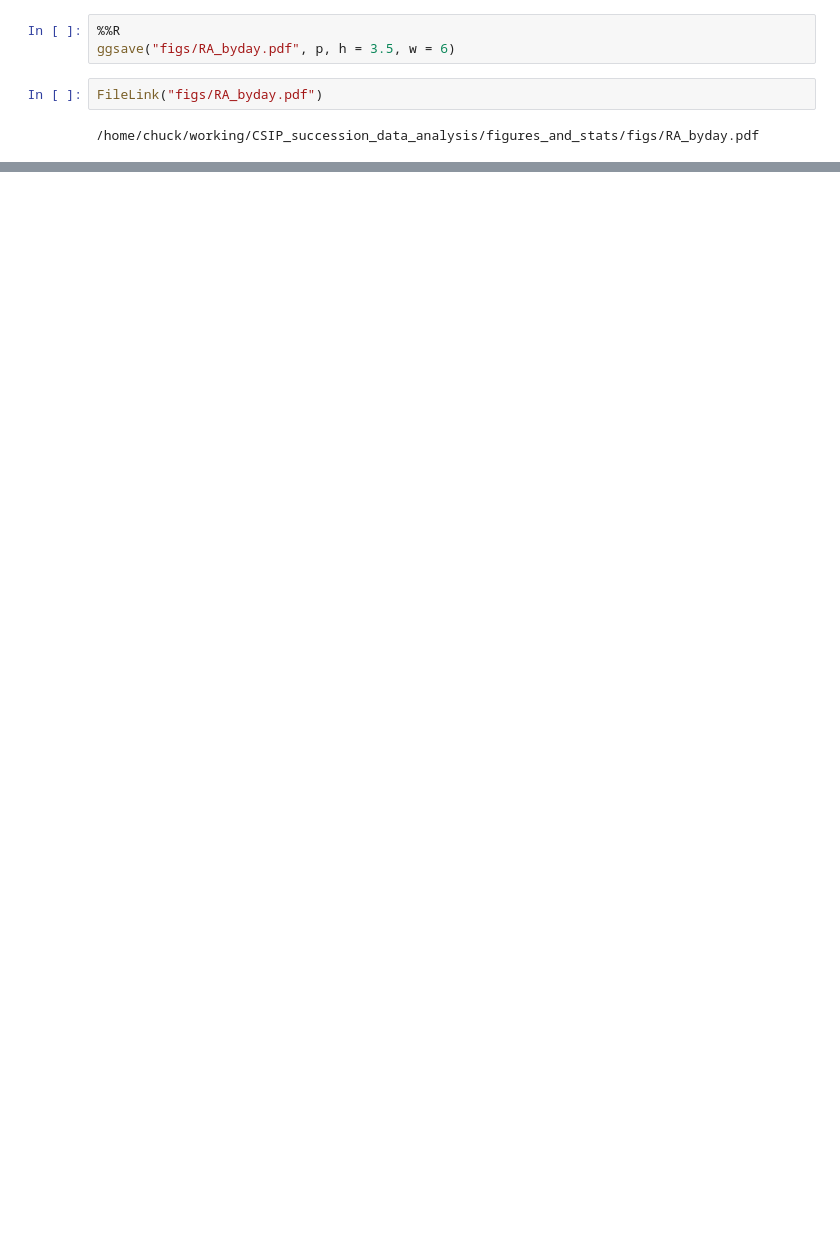
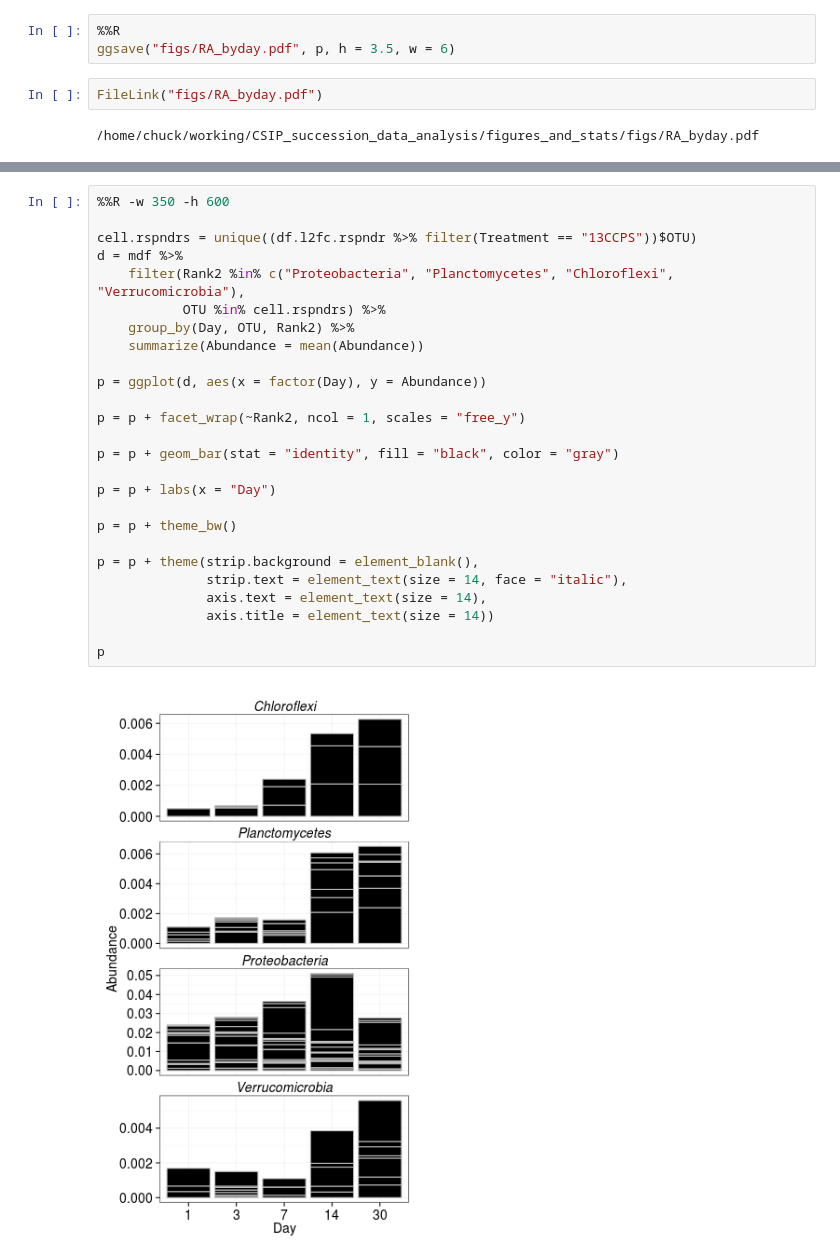
Before and after one commit to chuckpr/CSIP_succession_data_analysis, a Jupyter notebook: figures_and_stats/bulk_rank_abundance.ipynb, the cells around one changed output, grey strips where cells are left out. Drawn from its saved outputs; the diff is of its cells as text; blank space fills up the shorter version.

```diff
--- a/figures_and_stats/bulk_rank_abundance.ipynb
+++ b/figures_and_stats/bulk_rank_abundance.ipynb
@@ -84,0 +155,28 @@ FileLink("figs/RA_byday.pdf")
+# %%
+%%R -w 350 -h 600
+
+cell.rspndrs = unique((df.l2fc.rspndr %>% filter(Treatment == "13CCPS"))$OTU)
+d = mdf %>%
+    filter(Rank2 %in% c("Proteobacteria", "Planctomycetes", "Chloroflexi", "Verrucomicrobia"),
+           OTU %in% cell.rspndrs) %>%
+    group_by(Day, OTU, Rank2) %>%
+    summarize(Abundance = mean(Abundance))
+
+p = ggplot(d, aes(x = factor(Day), y = Abundance))
+
+p = p + facet_wrap(~Rank2, ncol = 1, scales = "free_y")
+
+p = p + geom_bar(stat = "identity", fill = "black", color = "gray")
+
+p = p + labs(x = "Day")
+
+p = p + theme_bw()
+
+p = p + theme(strip.background = element_blank(),
+              strip.text = element_text(size = 14, face = "italic"),
+              axis.text = element_text(size = 14),
+              axis.title = element_text(size = 14))
+
+p
+# %% [output]
+[figure, added]
```
Also changed, not shown: parts of 8 cells of this notebook, 1 other file.
